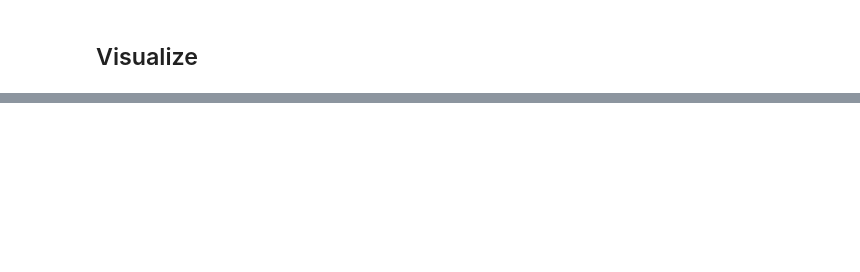
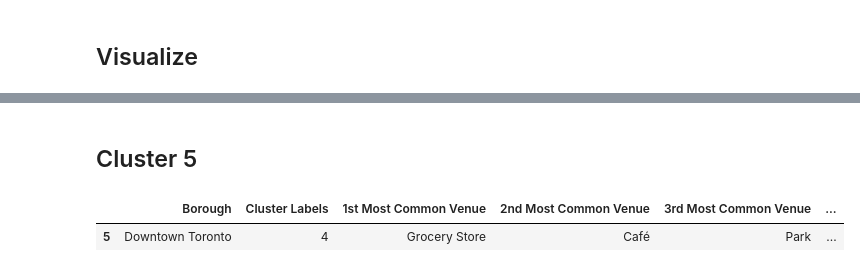
Before and after one commit to bakytn/Coursera_Capstone, a Jupyter notebook: ads_capstone_week3.ipynb, the cells around one changed output, grey strips where cells are left out. Cells and saved outputs as stored; diff of their text form; code cells hidden in the pictures; blank space fills up the shorter version.

```diff
--- a/ads_capstone_week3.ipynb
+++ b/ads_capstone_week3.ipynb
@@ -572,0 +600,7 @@ merged.loc[merged['Cluster Labels'] == 0, merged.columns[[1] + list(range(5, mer
+# %% [markdown]
+## Cluster 5
+# %%
+merged.loc[merged['Cluster Labels'] == 4, merged.columns[[1] + list(range(5, merged.shape[1]))]]
+# %% [output]
+|  | Borough | Cluster Labels | 1st Most Common Venue | 2nd Most Common Venue | 3rd Most Common Venue | ... |
+| 5 | Downtown Toronto | 4 | Grocery Store | Café | Park | ... |
```
Also changed, not shown: parts of 7 cells of this notebook.
